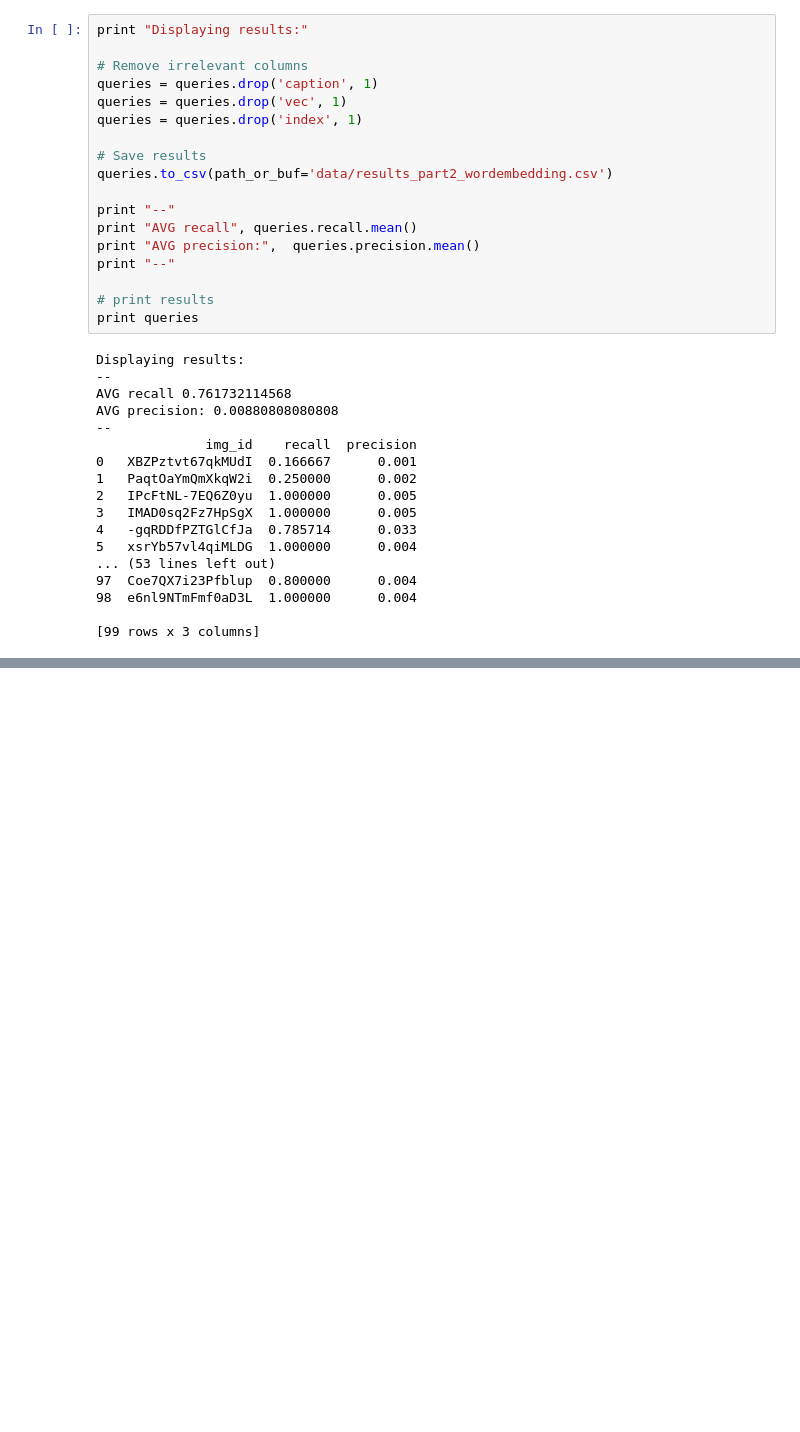
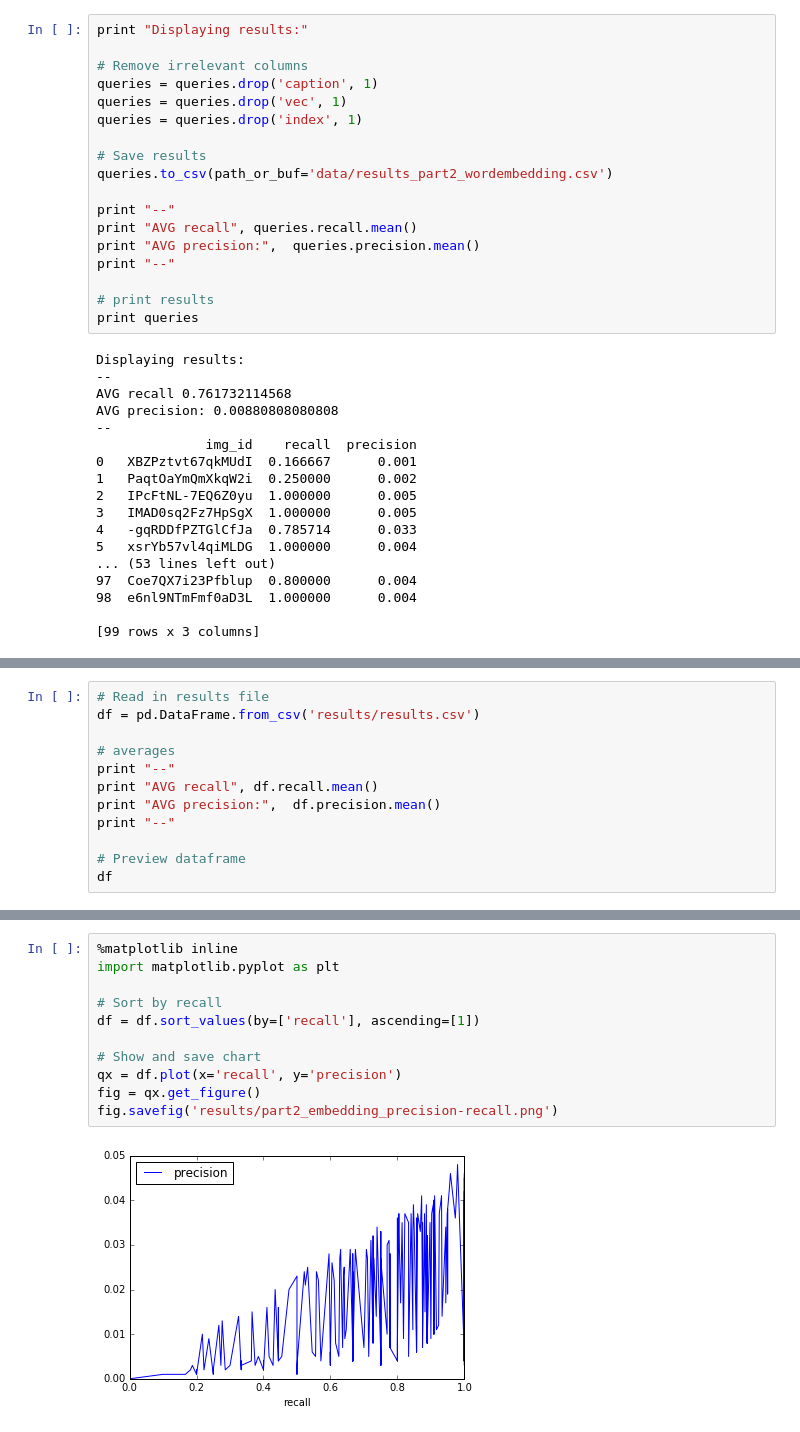
Before and after one commit to t-vince/tbir, a Jupyter notebook: Part II/II - using wordembedding.ipynb, the cells around one changed output, grey strips where cells are left out. Cells and saved outputs as stored; diff of their text form; blank space fills up the shorter version.

Commit message:
Results embedding PART II

```diff
--- a/Part II/II - using wordembedding.ipynb
+++ b/Part II/II - using wordembedding.ipynb
@@ -306,0 +310,12 @@ AVG precision: 0.00880808080808
+# %%
+# Read in results file
+df = pd.DataFrame.from_csv('results/results.csv')
+
+# averages
+print "--"
+print "AVG recall", df.recall.mean()
+print "AVG precision:",  df.precision.mean()
+print "--"
+
+# Preview dataframe
+df
@@ -306,0 +346,13 @@ AVG precision: 0.00880808080808
+# %%
+%matplotlib inline
+import matplotlib.pyplot as plt
+
+# Sort by recall
+df = df.sort_values(by=['recall'], ascending=[1])
+
+# Show and save chart
+qx = df.plot(x='recall', y='precision')
+fig = qx.get_figure()
+fig.savefig('results/part2_embedding_precision-recall.png')
+# %% [output]
+[figure, added]
```
Also changed, not shown: parts of 2 cells of this notebook, 2 other files.
